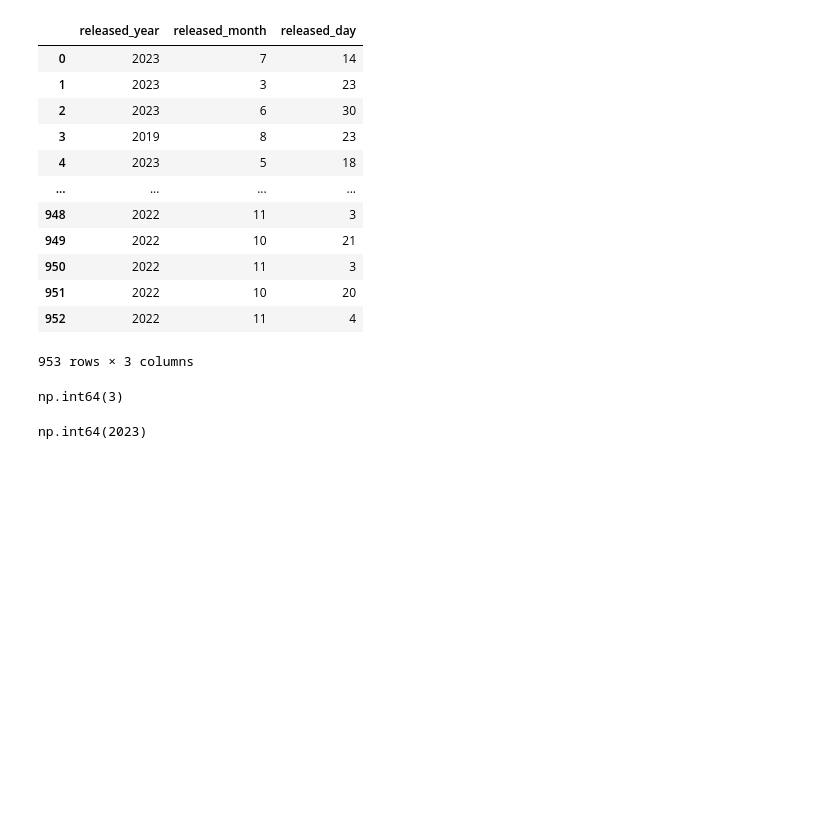
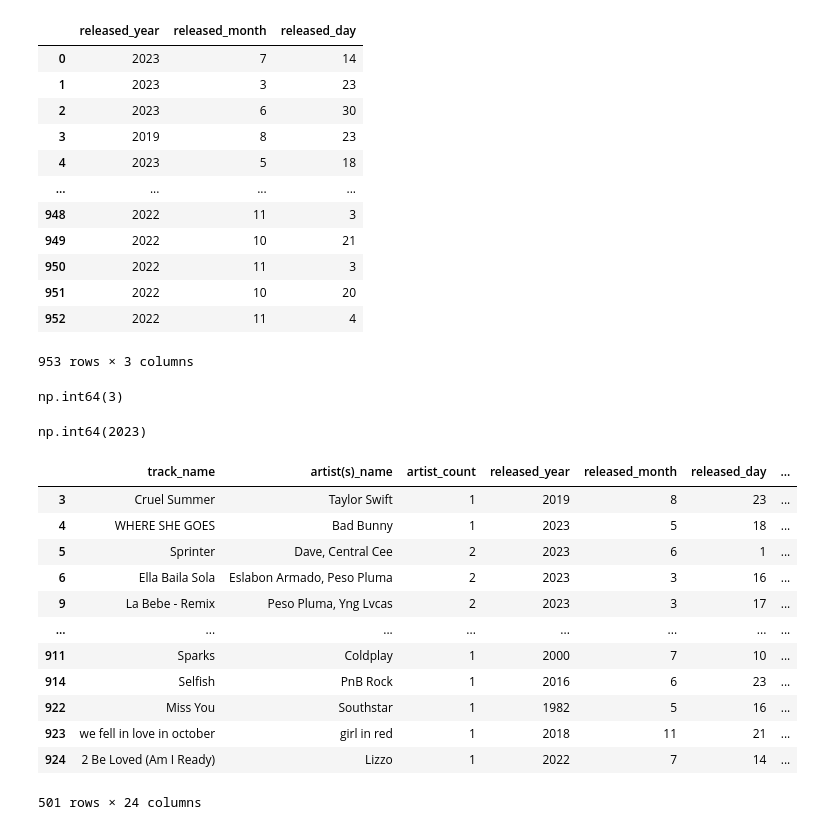
Before and after one commit to victoriairungu99-creator/CDAV-course, a Jupyter notebook: Day_9_week_2_Thursday_Pandas.ipynb, the cells around one changed output. Cells and saved outputs as stored; diff of their text form; code cells hidden in the pictures; blank space fills up the shorter version.

```diff
--- a/Day_9_week_2_Thursday_Pandas.ipynb
+++ b/Day_9_week_2_Thursday_Pandas.ipynb
@@ -193,3 +192,19 @@ np.int64(3)
 df.iloc[24,3]
 # %% [output]
 np.int64(2023)
+# %%
+df[ df["in_spotify_playlists"] > 2000]
+# %% [output]
+|  | track_name | artist(s)_name | artist_count | released_year | released_month | released_day | ... |
+| 3 | Cruel Summer | Taylor Swift | 1 | 2019 | 8 | 23 | ... |
+| 4 | WHERE SHE GOES | Bad Bunny | 1 | 2023 | 5 | 18 | ... |
+| 5 | Sprinter | Dave, Central Cee | 2 | 2023 | 6 | 1 | ... |
+| 6 | Ella Baila Sola | Eslabon Armado, Peso Pluma | 2 | 2023 | 3 | 16 | ... |
+| 9 | La Bebe - Remix | Peso Pluma, Yng Lvcas | 2 | 2023 | 3 | 17 | ... |
+| ... | ... | ... | ... | ... | ... | ... | ... |
+| 911 | Sparks | Coldplay | 1 | 2000 | 7 | 10 | ... |
+| 914 | Selfish | PnB Rock | 1 | 2016 | 6 | 23 | ... |
+| 922 | Miss You | Southstar | 1 | 1982 | 5 | 16 | ... |
+| 923 | we fell in love in october | girl in red | 1 | 2018 | 11 | 21 | ... |
+| 924 | 2 Be Loved (Am I Ready) | Lizzo | 1 | 2022 | 7 | 14 | ... |
+501 rows × 24 columns
```
Also changed, not shown: parts of 16 cells of this notebook.
